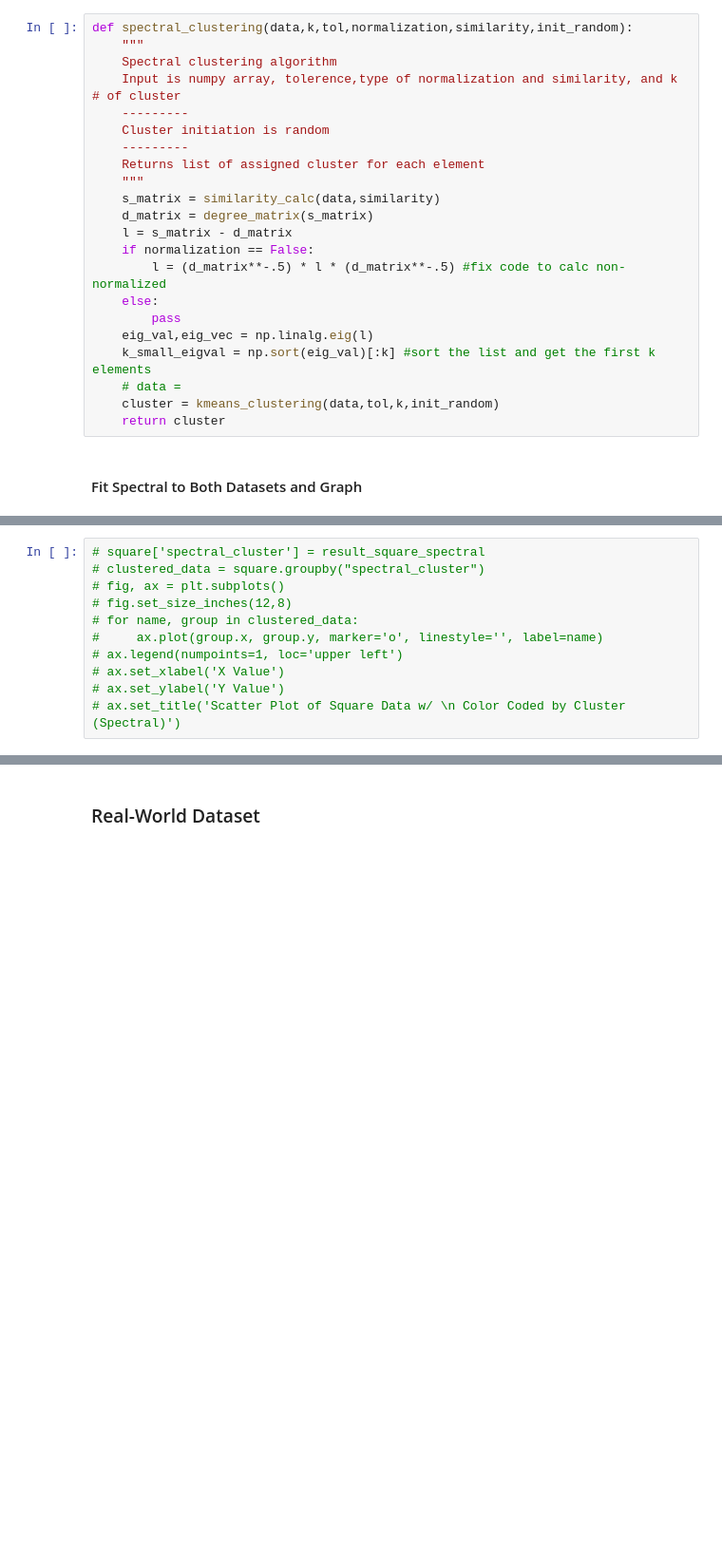
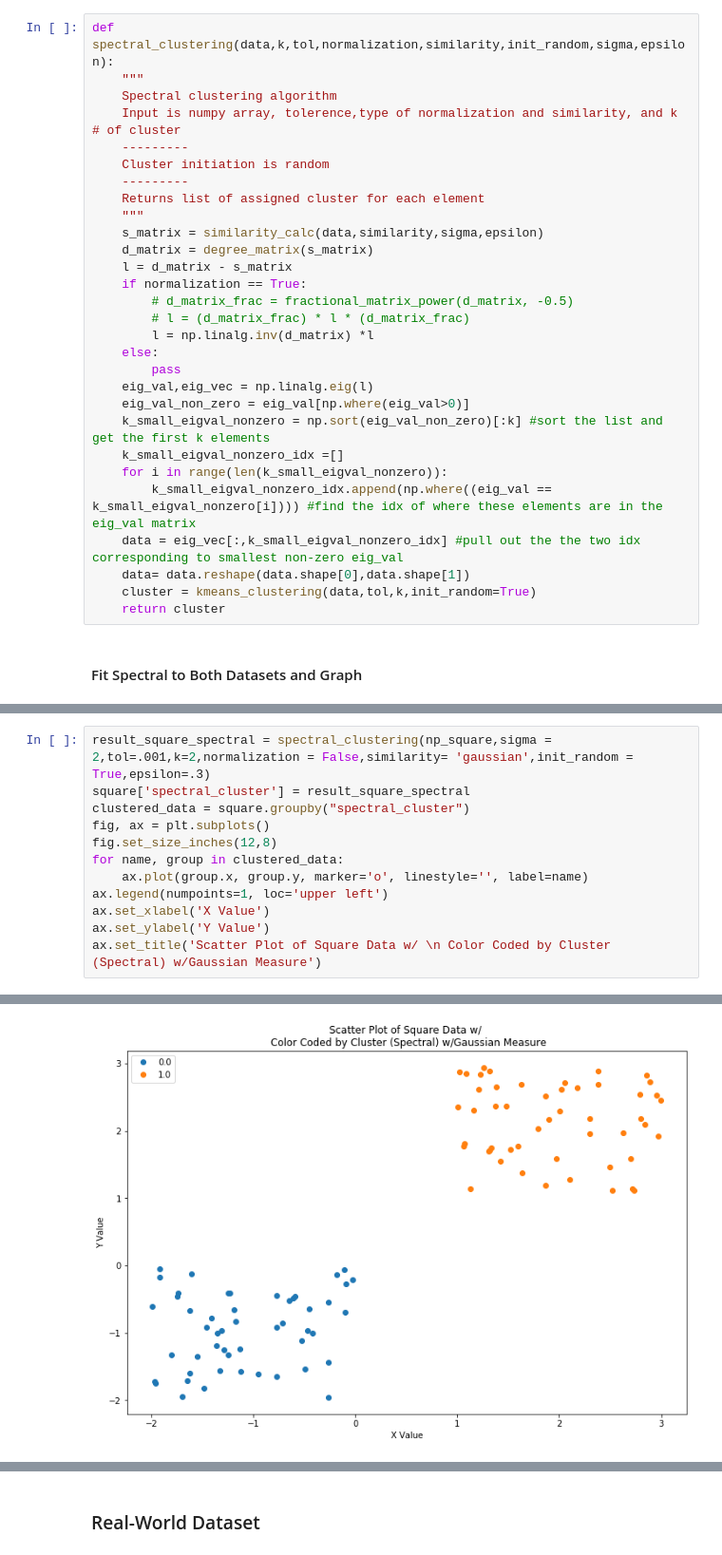
Before and after one commit to byekelchik/clustering_from_scratch, a Jupyter notebook: code.ipynb, the cells around one changed output, grey strips where cells are left out. Shown: that part at 95% size. Drawn from its saved outputs; the diff is of its cells as text; blank space fills up the shorter version.

```diff
--- a/code.ipynb
+++ b/code.ipynb
@@ -217,5 +169,5 @@ array([-3.35621907, -3.28197937])
 # %%
-def spectral_clustering(data,k,tol,normalization,similarity,init_random):
+def spectral_clustering(data,k,tol,normalization,similarity,init_random,sigma,epsilon):
     """
     Spectral clustering algorithm
     Input is numpy array, tolerence,type of normalization and similarity, and k # of cluster
@@ -224,17 +176,24 @@ def spectral_clustering(data,k,tol,normalization,similarity,init_random):
     ---------
     Returns list of assigned cluster for each element
     """
-    s_matrix = similarity_calc(data,similarity)
+    s_matrix = similarity_calc(data,similarity,sigma,epsilon)
     d_matrix = degree_matrix(s_matrix)
-    l = s_matrix - d_matrix
-    if normalization == False:
-        l = (d_matrix**-.5) * l * (d_matrix**-.5) #fix code to calc non-normalized
+    l = d_matrix - s_matrix
+    if normalization == True:
+        # d_matrix_frac = fractional_matrix_power(d_matrix, -0.5)
+        # l = (d_matrix_frac) * l * (d_matrix_frac)
+        l = np.linalg.inv(d_matrix) *l
     else:
         pass
     eig_val,eig_vec = np.linalg.eig(l)
-    k_small_eigval = np.sort(eig_val)[:k] #sort the list and get the first k elements
-    # data =
-    cluster = kmeans_clustering(data,tol,k,init_random)
+    eig_val_non_zero = eig_val[np.where(eig_val>0)]
+    k_small_eigval_nonzero = np.sort(eig_val_non_zero)[:k] #sort the list and get the first k elements
+    k_small_eigval_nonzero_idx =[]
+    for i in range(len(k_small_eigval_nonzero)):
+        k_small_eigval_nonzero_idx.append(np.where((eig_val == k_small_eigval_nonzero[i]))) #find the idx of where these elements are in the eig_val matrix
+    data = eig_vec[:,k_small_eigval_nonzero_idx] #pull out the the two idx corresponding to smallest non-zero eig_val
+    data= data.reshape(data.shape[0],data.shape[1])
+    cluster = kmeans_clustering(data,tol,k,init_random=True)
     return cluster
 # %% [markdown]
 #### Fit Spectral to Both Datasets and Graph
@@ -244,11 +200,13 @@ def spectral_clustering(data,k,tol,normalization,similarity,init_random):
 # %%
-# square['spectral_cluster'] = result_square_spectral
-# clustered_data = square.groupby("spectral_cluster")
-# fig, ax = plt.subplots()
-# fig.set_size_inches(12,8)
-# for name, group in clustered_data:
-#     ax.plot(group.x, group.y, marker='o', linestyle='', label=name)
-# ax.legend(numpoints=1, loc='upper left')
-# ax.set_xlabel('X Value')
-# ax.set_ylabel('Y Value')
-# ax.set_title('Scatter Plot of Square Data w/ \n Color Coded by Cluster (Spectral)')
+result_square_spectral = spectral_clustering(np_square,sigma = 2,tol=.001,k=2,normalization = False,similarity= 'gaussian',init_random = True,epsilon=.3)
+square['spectral_cluster'] = result_square_spectral
+clustered_data = square.groupby("spectral_cluster")
+fig, ax = plt.subplots()
+fig.set_size_inches(12,8)
+for name, group in clustered_data:
+    ax.plot(group.x, group.y, marker='o', linestyle='', label=name)
+ax.legend(numpoints=1, loc='upper left')
+ax.set_xlabel('X Value')
+ax.set_ylabel('Y Value')
+ax.set_title('Scatter Plot of Square Data w/ \n Color Coded by Cluster (Spectral) w/Gaussian Measure')
+# %% [output]
@@ -255 +214,2 @@ def spectral_clustering(data,k,tol,normalization,similarity,init_random):
+[figure, added]
 # %%
```
Also changed, not shown: parts of 27 cells of this notebook.
